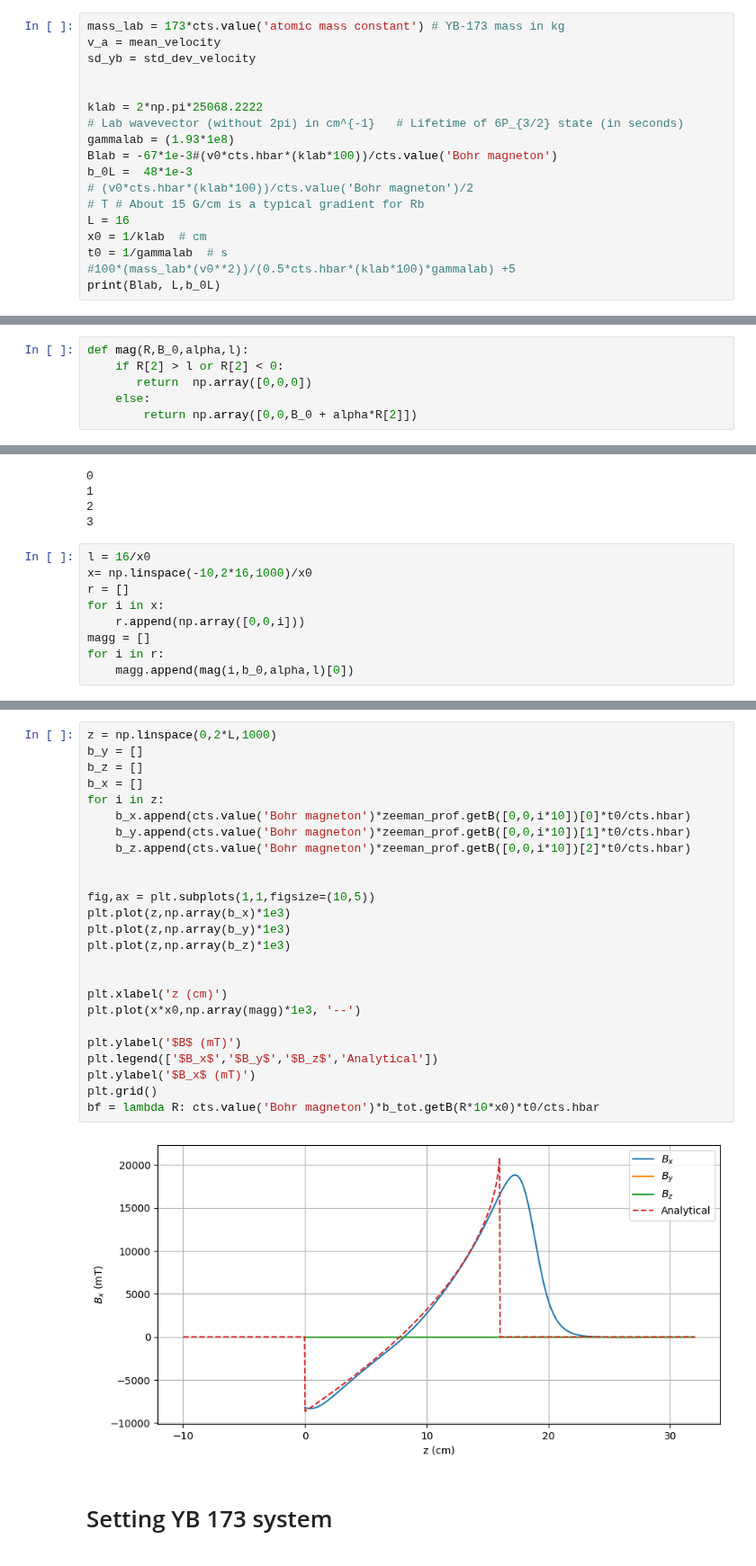
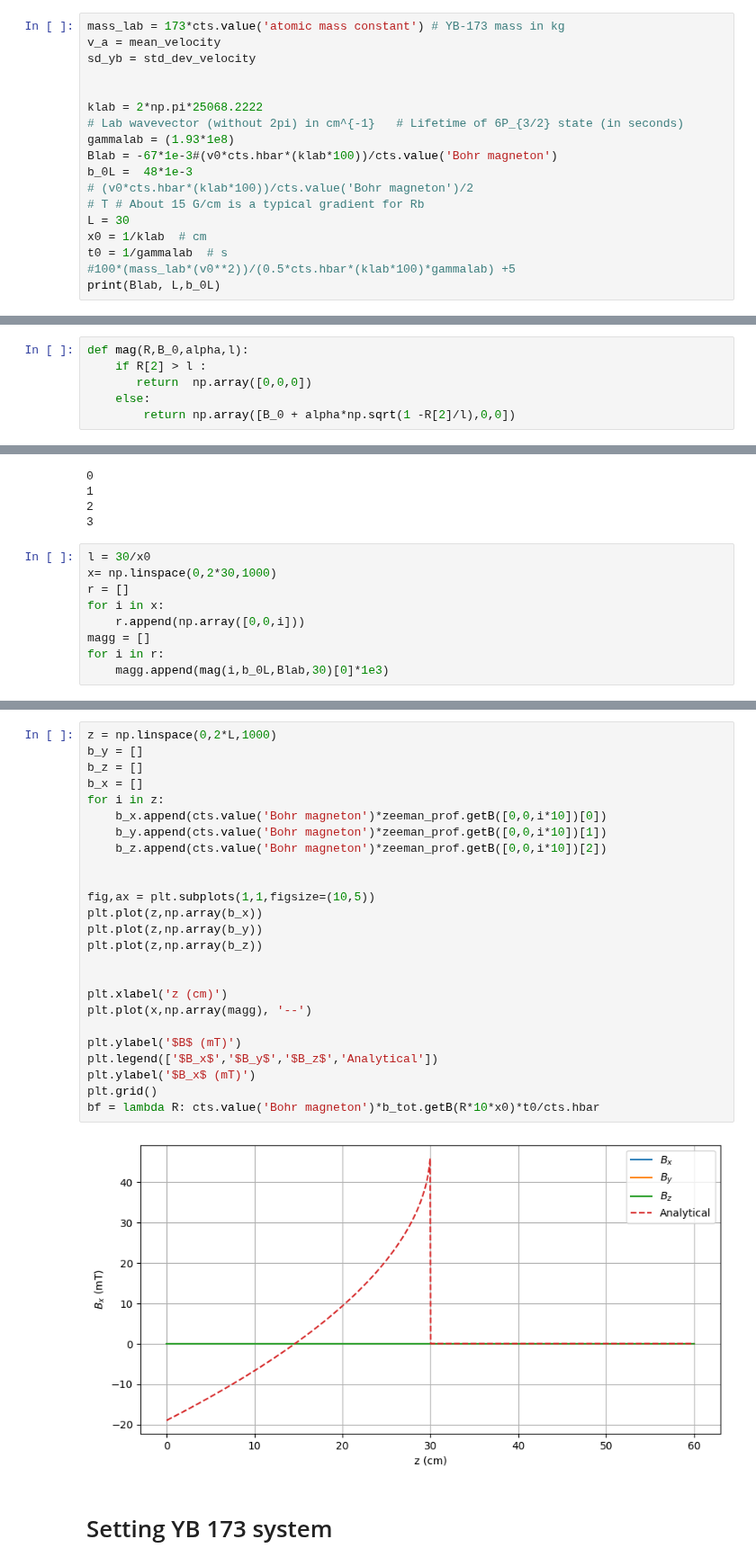
Before and after one commit to benfox4543/YB-zeeman-slower, a Jupyter notebook: zeeman slower_yb(fix after loosing good one).ipynb, the cells around one changed output, grey strips where cells are left out. Shown at 90% size. Saved outputs shown, nothing was run; the diff lists cells and outputs as text.

```diff
--- a/zeeman slower_yb(fix after loosing good one).ipynb
+++ b/zeeman slower_yb(fix after loosing good one).ipynb
@@ -47,7 +47,7 @@ Blab = -67*1e-3#(v0*cts.hbar*(klab*100))/cts.value('Bohr magneton')
 b_0L =  48*1e-3
 # (v0*cts.hbar*(klab*100))/cts.value('Bohr magneton')/2
 # T # About 15 G/cm is a typical gradient for Rb
-L = 16
+L = 30
 x0 = 1/klab  # cm
 t0 = 1/gammalab  # s
 #100*(mass_lab*(v0**2))/(0.5*cts.hbar*(klab*100)*gammalab) +5
@@ -77,10 +77,10 @@ print(x0, t0, mass, k, gamma, alpha,b_0)
 # Magnetic field profile
 # %%
 def mag(R,B_0,alpha,l):
-    if R[2] > l or R[2] < 0:
+    if R[2] > l :
        return  np.array([0,0,0])
     else:
-        return np.array([0,0,B_0 + alpha*R[2]])
+        return np.array([B_0 + alpha*np.sqrt(1 -R[2]/l),0,0])
 # %%
 zeeman_prof = magpy.Collection()
 j = 30
@@ -181,11 +181,11 @@ b_tot.show()
 2
 3
 # %%
-l = 16/x0
-x= np.linspace(-10,2*16,1000)/x0
+l = 30/x0
+x= np.linspace(0,2*30,1000)
 r = []
 for i in x:
     r.append(np.array([0,0,i]))
 magg = []
 for i in r:
-    magg.append(mag(i,b_0,alpha,l)[0])
+    magg.append(mag(i,b_0L,Blab,30)[0]*1e3)
@@ -192,30 +197,30 @@ for i in r:
 # %%
 z = np.linspace(0,2*L,1000)
 b_y = []
 b_z = []
 b_x = []
 for i in z:
-    b_x.append(cts.value('Bohr magneton')*zeeman_prof.getB([0,0,i*10])[0]*t0/cts.hbar)
-    b_y.append(cts.value('Bohr magneton')*zeeman_prof.getB([0,0,i*10])[1]*t0/cts.hbar)
-    b_z.append(cts.value('Bohr magneton')*zeeman_prof.getB([0,0,i*10])[2]*t0/cts.hbar)
+    b_x.append(cts.value('Bohr magneton')*zeeman_prof.getB([0,0,i*10])[0])
+    b_y.append(cts.value('Bohr magneton')*zeeman_prof.getB([0,0,i*10])[1])
+    b_z.append(cts.value('Bohr magneton')*zeeman_prof.getB([0,0,i*10])[2])
 
 
 fig,ax = plt.subplots(1,1,figsize=(10,5))
-plt.plot(z,np.array(b_x)*1e3)
-plt.plot(z,np.array(b_y)*1e3)
-plt.plot(z,np.array(b_z)*1e3)
+plt.plot(z,np.array(b_x))
+plt.plot(z,np.array(b_y))
+plt.plot(z,np.array(b_z))
 
 
 plt.xlabel('z (cm)')
-plt.plot(x*x0,np.array(magg)*1e3, '--')
+plt.plot(x,np.array(magg), '--')
 
 plt.ylabel('$B$ (mT)')
 plt.legend(['$B_x$','$B_y$','$B_z$','Analytical'])
 plt.ylabel('$B_x$ (mT)')
 plt.grid()
 bf = lambda R: cts.value('Bohr magneton')*b_tot.getB(R*10*x0)*t0/cts.hbar
 # %% [output]
-[figure, old version]
+[figure, new version]
 # %% [markdown]
 # Setting YB 173 system
 # %%
```
Also changed, not shown: parts of 26 cells of this notebook.
